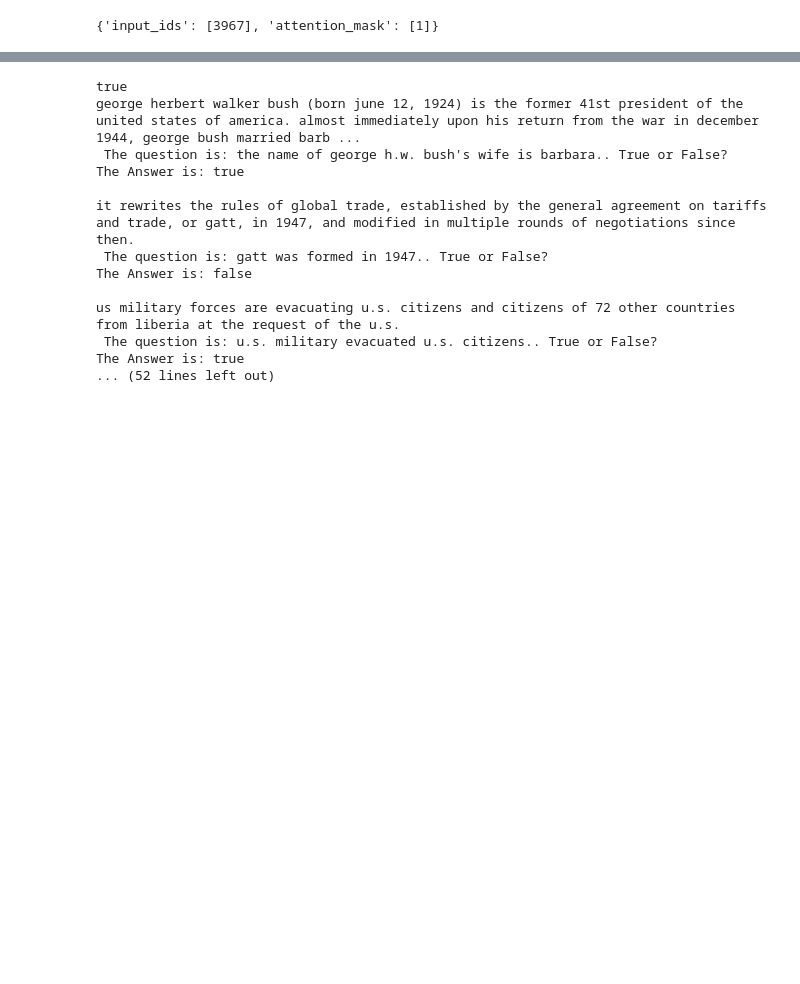
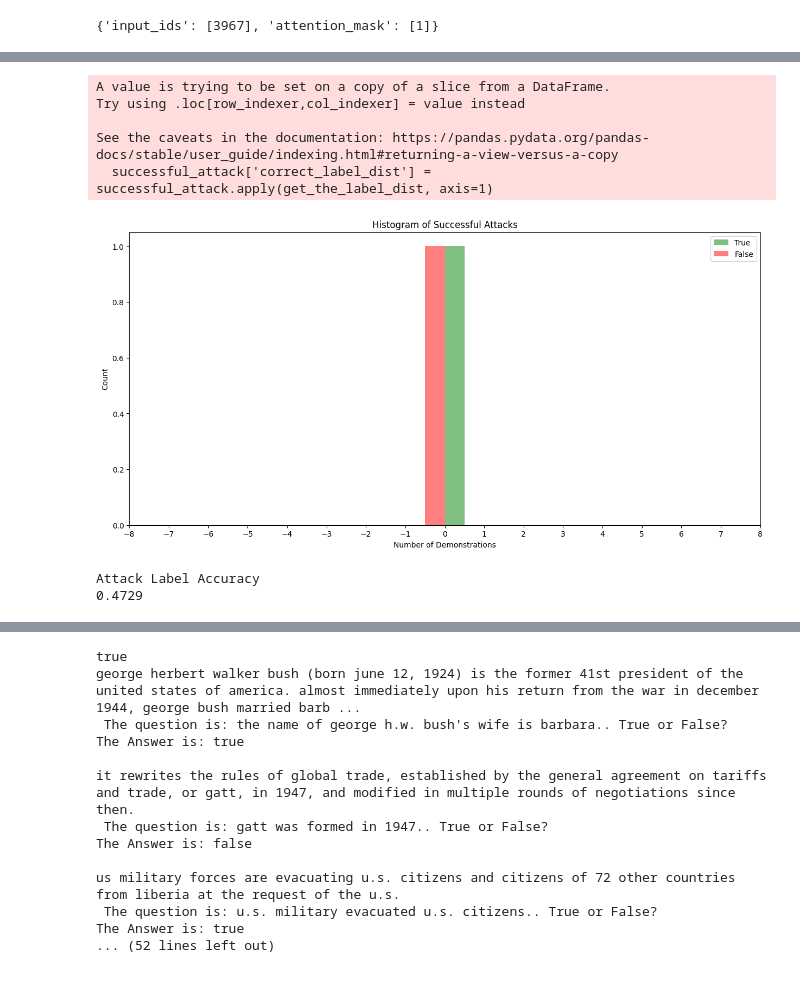
Before and after one commit to simonucl/mvp, a Jupyter notebook: src/test.ipynb, the cells around one changed output, grey strips where cells are left out. Saved outputs shown, nothing was run; the diff lists cells and outputs as text; code cells hidden in the pictures; blank space fills up the shorter version.

```diff
--- a/src/test.ipynb
+++ b/src/test.ipynb
@@ -516,12 +537,19 @@ df['random_flip_original_answer'] = df.progress_apply(compute_random_flip_origin
 df['correct'] = df['original_answer'] == df['ground_truth_output']
 df['attack_correct'] = df['attacked_answer'] == df['ground_truth_output']
 df['random_flip_correct'] = df['random_flip_original_answer'] == df['ground_truth_output']
+df['full_flip_true_correct'] = df['full_flip_true_original_answer'] == df['ground_truth_output']
+df['full_flip_false_correct'] = df['full_flip_false_original_answer'] == df['ground_truth_output']
 
 print('Original Accuracy')
-print(df['correct'].value_counts())
+print(round(df['correct'].value_counts()[True] / df['correct'].value_counts().sum(), 4))
 print('\nAttack Accuracy')
-print(df['attack_correct'].value_counts())
+print(round(df['attack_correct'].value_counts()[True] / df['attack_correct'].value_counts().sum(), 4))
 print('\nRandom Flip Accuracy')
-print(df['random_flip_correct'].value_counts())
+print(round(df['random_flip_correct'].value_counts()[True] / df['random_flip_correct'].value_counts().sum(), 4))
+
+print('\nAll True Accuracy')
+print(round(df['full_flip_true_correct'].value_counts()[True] / df['full_flip_true_correct'].value_counts().sum(), 4))
+print('\nAll False Accuracy')
+print(round(df['full_flip_false_correct'].value_counts()[True] / df['full_flip_false_correct'].value_counts().sum(), 4))
 # %% [output]
 Original Accuracy
@@ -592,3 +626,7 @@ def compute_label_icl_example_dist(row):
     return dict(Counter([e[2] for e in mod_icl_examples]))
 
 df['attack_demonstrations_dist'] = df.apply(compute_label_icl_example_dist, axis=1)
+# %%
+df['perturbed_examples'] = df.progress_apply(lambda x : get_demo_and_question(x['perturbed_text'])[1], axis=1)
+# df.drop_duplicates(subset=['perturbed_examples'])
+df
@@ -594,0 +668,54 @@ df['attack_demonstrations_dist'] = df.apply(compute_label_icl_example_dist, axis
+# %%
+successful_attack = df[df['result_type'] == 'Successful']
+
+def get_the_label_dist(row):
+    demo_dist = row['attack_demonstrations_dist']
+    # print(demo_dist)
+    if demo_dist == {}:
+        return {}
+    correct_answer = 'false' if row['ground_truth_output'] == 0 else 'true'
+
+    return {correct_answer: demo_dist[correct_answer]}
+
+successful_attack['correct_label_dist'] = successful_attack.apply(get_the_label_dist, axis=1)
+
+mapping = {0: 'false', 1: 'true'}
+
+# measure the correct_label_dist based on ground_truth_output and plot them on a line chart
+# successful_attack = successful_attack['correct_label_dist'].apply(lambda x: {mapping[k]: v for k, v in x.items()})
+
+
+buckets = {'true': [], 'false': []}
+for i, row in successful_attack.iterrows():
+    for k, v in row['correct_label_dist'].items():
+        buckets[k].append(v-8)
+
+# draw them on a 2d bar chart
+
+# final_bucket = buckets['true'] + [-1 * v for v in buckets['false']]
+
+# plot the histogram with larger than zero as green and smaller than zero as red
+import matplotlib.pyplot as plt
+import numpy as np
+
+def plot_histogram(buckets):
+    fig, ax = plt.subplots(figsize=(15, 7))
+    plt.bar([ x +0.25 for x in Counter(buckets['true']).keys()], [x / len(buckets['true']) for x in Counter(buckets['true']).values()], color='green', alpha=0.5, label='True', width=0.5)
+    plt.bar([ -1 * (x + 0.25) for x in Counter(buckets['false']).keys()], [x / len(buckets['false']) for x in Counter(buckets['false']).values()], color='red', alpha=0.5, label='False', width=0.5)
+    # plt.hist([-1 * b for b in buckets['false']], bins=25, color='red', alpha=0.5, label='False')
+    plt.title("Histogram of Successful Attacks")
+    plt.xlabel("Number of Demonstrations")
+    # make x axis as discrete values
+    plt.xticks(np.arange(-8, 9, 1))
+    plt.ylabel("Count")
+    plt.legend(loc='upper right')
+    plt.show()
+
+plot_histogram(buckets)
+# %% [output]
+A value is trying to be set on a copy of a slice from a DataFrame.
+Try using .loc[row_indexer,col_indexer] = value instead
+
+See the caveats in the documentation: https://pandas.pydata.org/pandas-docs/stable/user_guide/indexing.html#returning-a-view-versus-a-copy
+  successful_attack['correct_label_dist'] = successful_attack.apply(get_the_label_dist, axis=1)
+[figure, added]
@@ -594,0 +752,8 @@ df['attack_demonstrations_dist'] = df.apply(compute_label_icl_example_dist, axis
+# %%
+df['attack_label_dist_accuracy'] = df['attack_label_dist_answer'] == df['ground_truth_output']
+
+print('Attack Label Accuracy')
+print(round(df['attack_label_dist_accuracy'].value_counts()[True] / df['attack_label_dist_accuracy'].value_counts().sum(), 4))
+# %% [output]
+Attack Label Accuracy
+0.4729
```
Also changed, not shown: parts of 18 cells of this notebook.
